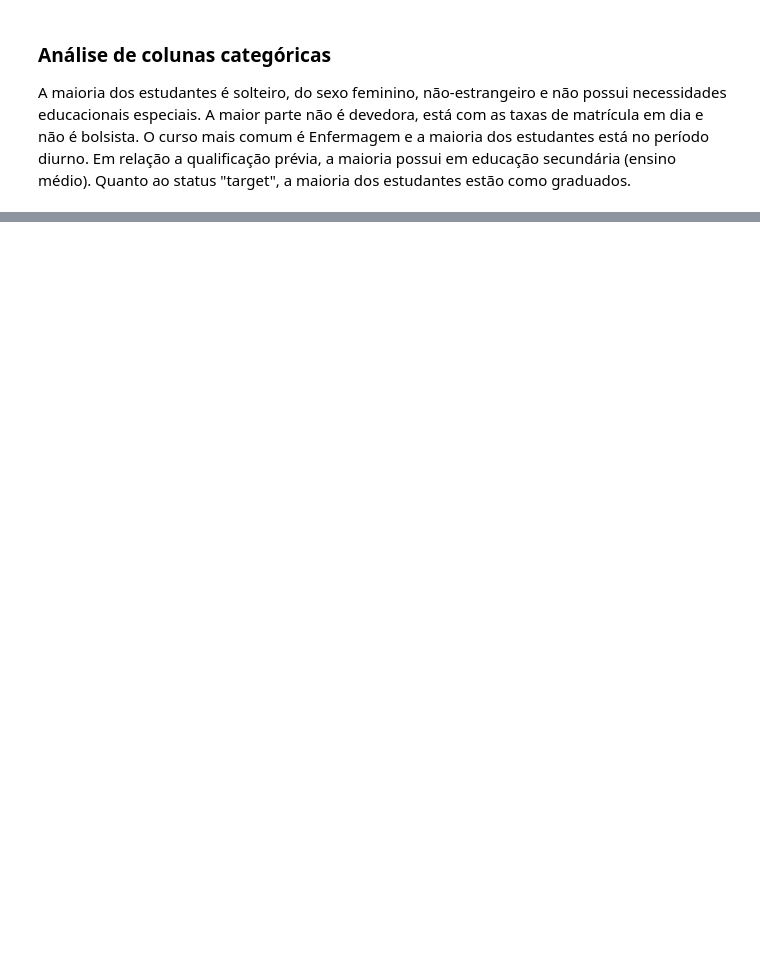
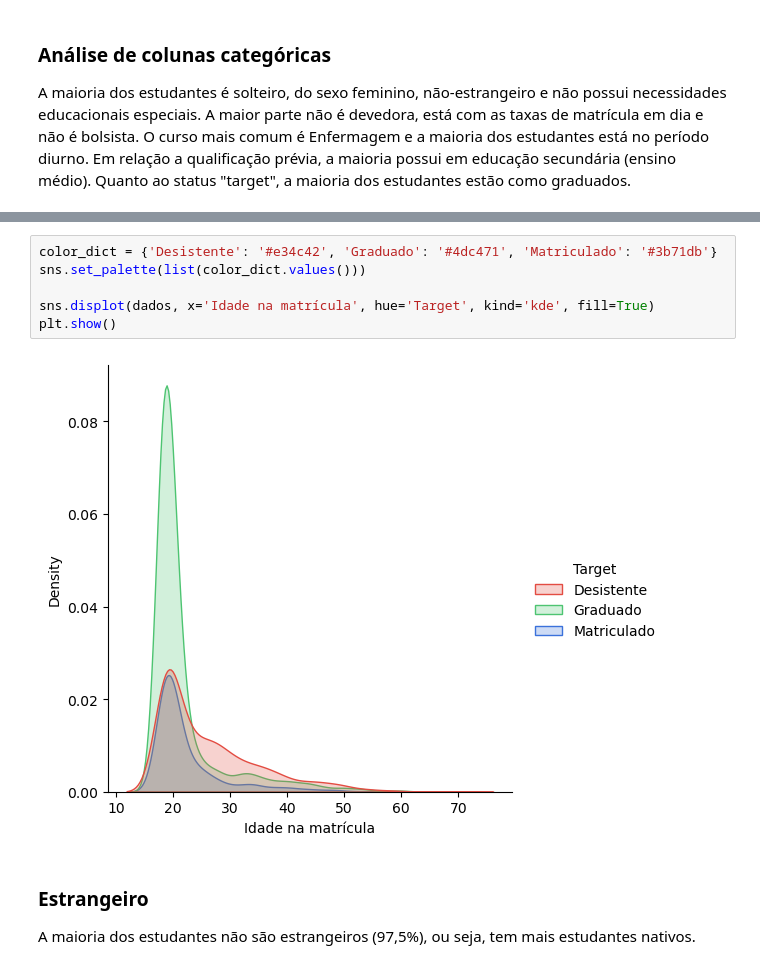
Before and after one commit to CrisNakamura/modelo_prevencao_evasao_estudantil, a Jupyter notebook: projeto.ipynb, the cells around one changed output, grey strips where cells are left out. Drawn from its saved outputs; the diff is of its cells as text; blank space fills up the shorter version.

```diff
--- a/projeto.ipynb
+++ b/projeto.ipynb
@@ -91,0 +124,12 @@ dados.describe(include='object', exclude='number')
+# %%
+color_dict = {'Desistente': '#e34c42', 'Graduado': '#4dc471', 'Matriculado': '#3b71db'}
+sns.set_palette(list(color_dict.values()))
+
+sns.displot(dados, x='Idade na matrícula', hue='Target', kind='kde', fill=True)
+plt.show()
+# %% [output]
+[figure, added]
+# %% [markdown]
+### Estrangeiro
+
+A maioria dos estudantes não são estrangeiros (97,5%), ou seja, tem mais estudantes nativos.
```
Also changed, not shown: parts of 18 cells of this notebook.
